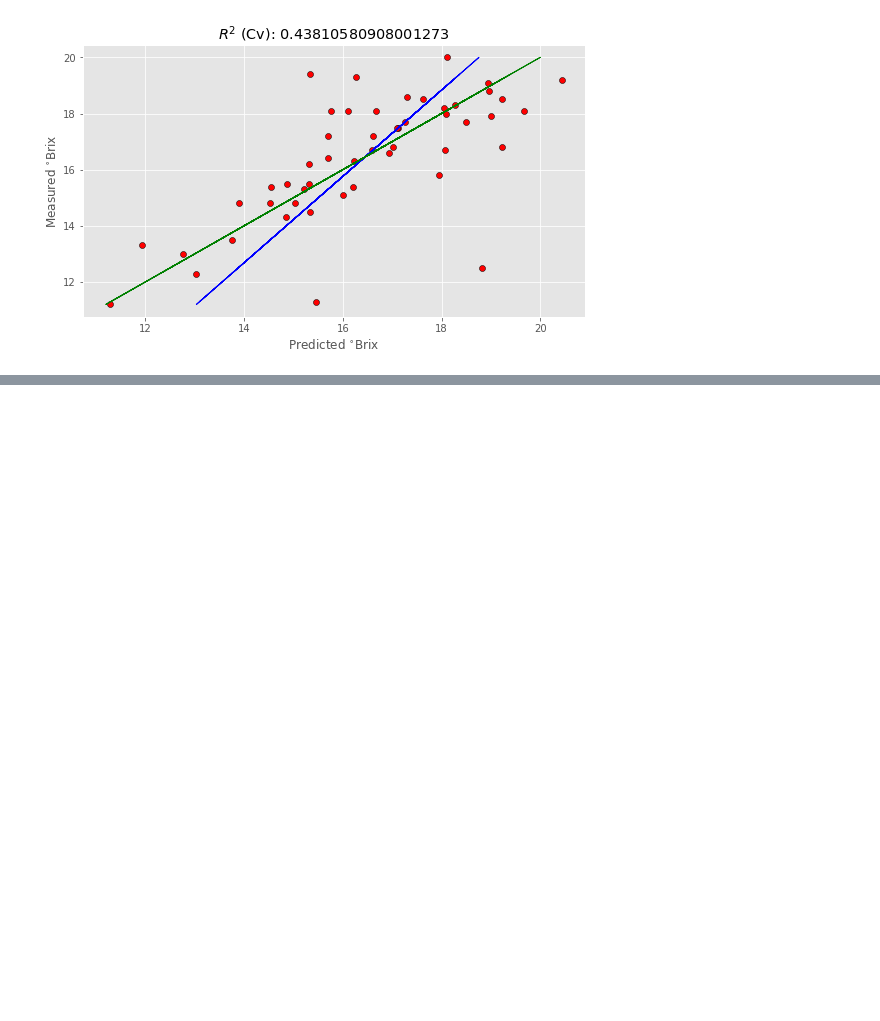
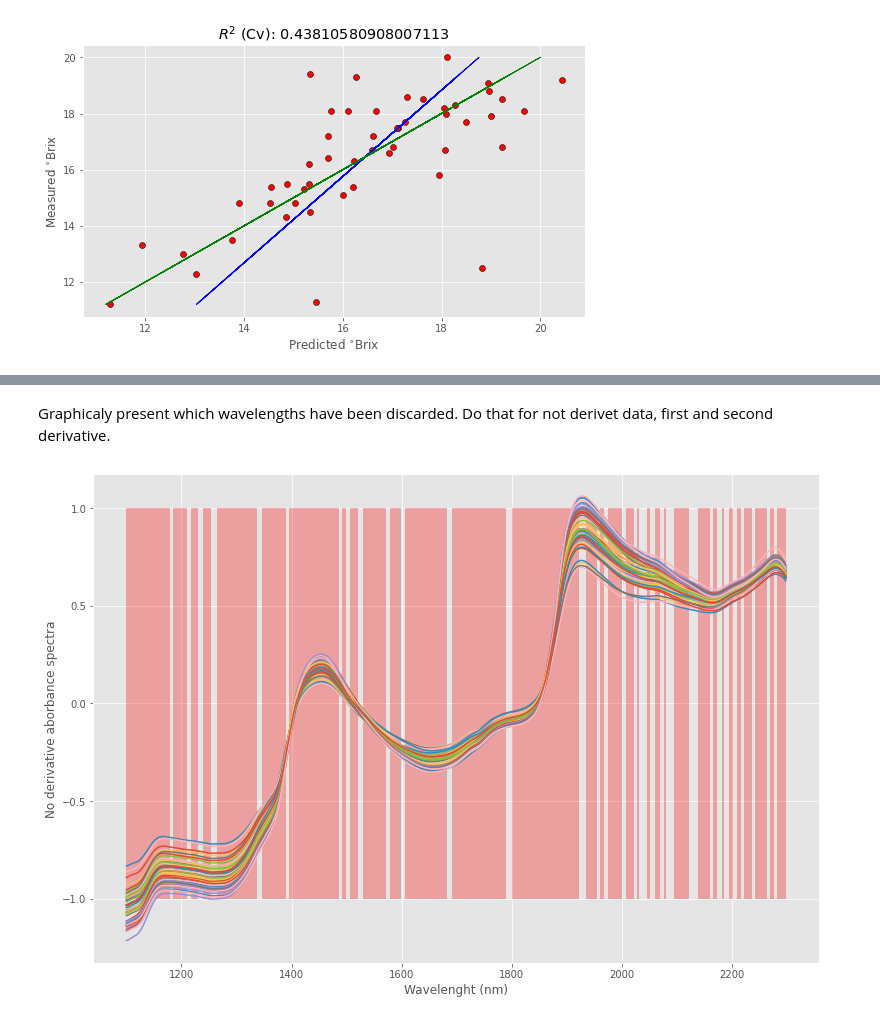
Before and after one commit to seher13/PartialLeastSquares, a Jupyter notebook: PLS_NIR_analysis.ipynb, the cells around one changed output, grey strips where cells are left out. Saved outputs shown, nothing was run; the diff lists cells and outputs as text; code cells hidden in the pictures; blank space fills up the shorter version.

```diff
--- a/PLS_NIR_analysis.ipynb
+++ b/PLS_NIR_analysis.ipynb
@@ -416,7 +437,7 @@ with plt.style.context(('ggplot')):
 # %%
 #Get the list of indices that sorts the PLS coffecients in ascending order of the absolute value
 sorted_ind = np.argsort(np.abs(pls.coef_[:,0]))
-Xc = X1[:,sorted_ind]
+Xc = X2[:,sorted_ind]
 # %%
 sorted_ind
 # %% [output]
@@ -692,4 +633,28 @@ R2 CV: 0.708
 MSE calib: 0.095
 MSE CV: 1.361
 [figure]
+# %% [markdown]
+Graphicaly present which wavelengths have been discarded. Do that for not derivet data, first and second derivative.
+# %%
+#No derivative
+
+#Get a boolean array according to the indices that are being discared
+ix = np.in1d(wl.ravel(), wl[sorted_ind][:wav])
+
+import matplotlib.collections as collections
+
+#Plot spectra with supermpose selected bands
+fig, ax = plt.subplots(figsize=(13,9))
+with plt.style.context(('ggplot')):
+  ax.plot(wl, X.T)
+  plt.ylabel('No derivative aborbance spectra')
+  plt.xlabel('Wavelenght (nm)')
+
+collection = collections.BrokenBarHCollection.span_where(
+    wl, ymin=-1, ymax=1, where=ix == True, facecolor='red', alpha=0.3)
+ax.add_collection(collection)
+
+plt.show()
+# %% [output]
+[figure, added]
 # %%
```
Also changed, not shown: parts of 34 cells of this notebook.
